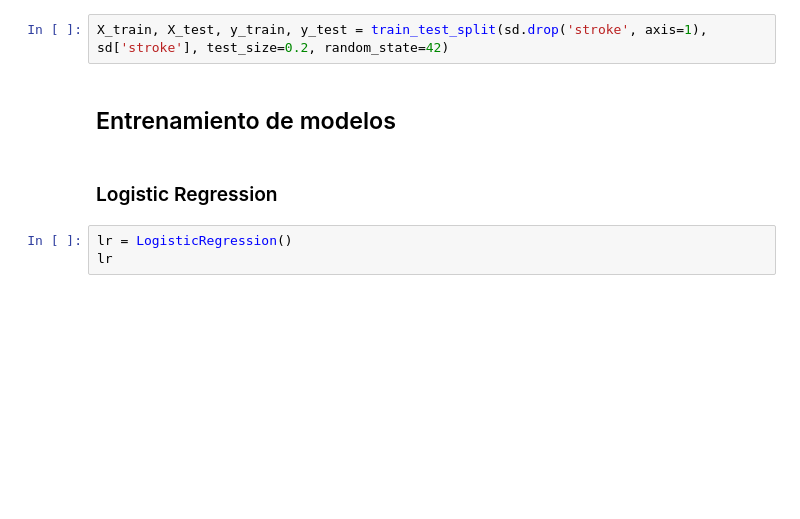
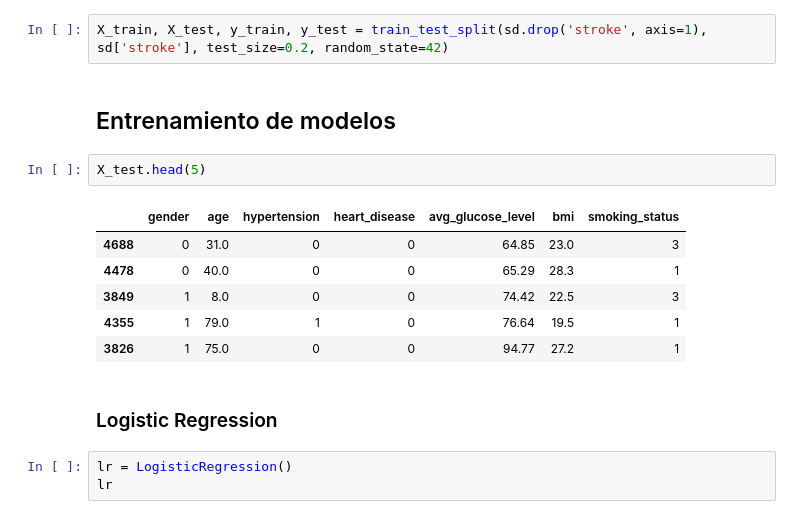
Before and after one commit to felixegb/Stroke_detection, a Jupyter notebook: stroke_detection.ipynb, the cells around one changed output. Cells and saved outputs as stored; diff of their text form; blank space fills up the shorter version.

```diff
--- a/stroke_detection.ipynb
+++ b/stroke_detection.ipynb
@@ -189,6 +205,15 @@ sns.countplot(x = 'Residence_type', data = sd,hue = 'smoking_status', ax=ax[3,3]
 X_train, X_test, y_train, y_test = train_test_split(sd.drop('stroke', axis=1), sd['stroke'], test_size=0.2, random_state=42)
 # %% [markdown]
 ## Entrenamiento de modelos
+# %%
+X_test.head(5)
+# %% [output]
+|  | gender | age | hypertension | heart_disease | avg_glucose_level | bmi | smoking_status |
+| 4688 | 0 | 31.0 | 0 | 0 | 64.85 | 23.0 | 3 |
+| 4478 | 0 | 40.0 | 0 | 0 | 65.29 | 28.3 | 1 |
+| 3849 | 1 | 8.0 | 0 | 0 | 74.42 | 22.5 | 3 |
+| 4355 | 1 | 79.0 | 1 | 0 | 76.64 | 19.5 | 1 |
+| 3826 | 1 | 75.0 | 0 | 0 | 94.77 | 27.2 | 1 |
 # %% [markdown]
 ### Logistic Regression
 # %%
```
Also changed, not shown: parts of 16 cells of this notebook, 2 other files.
